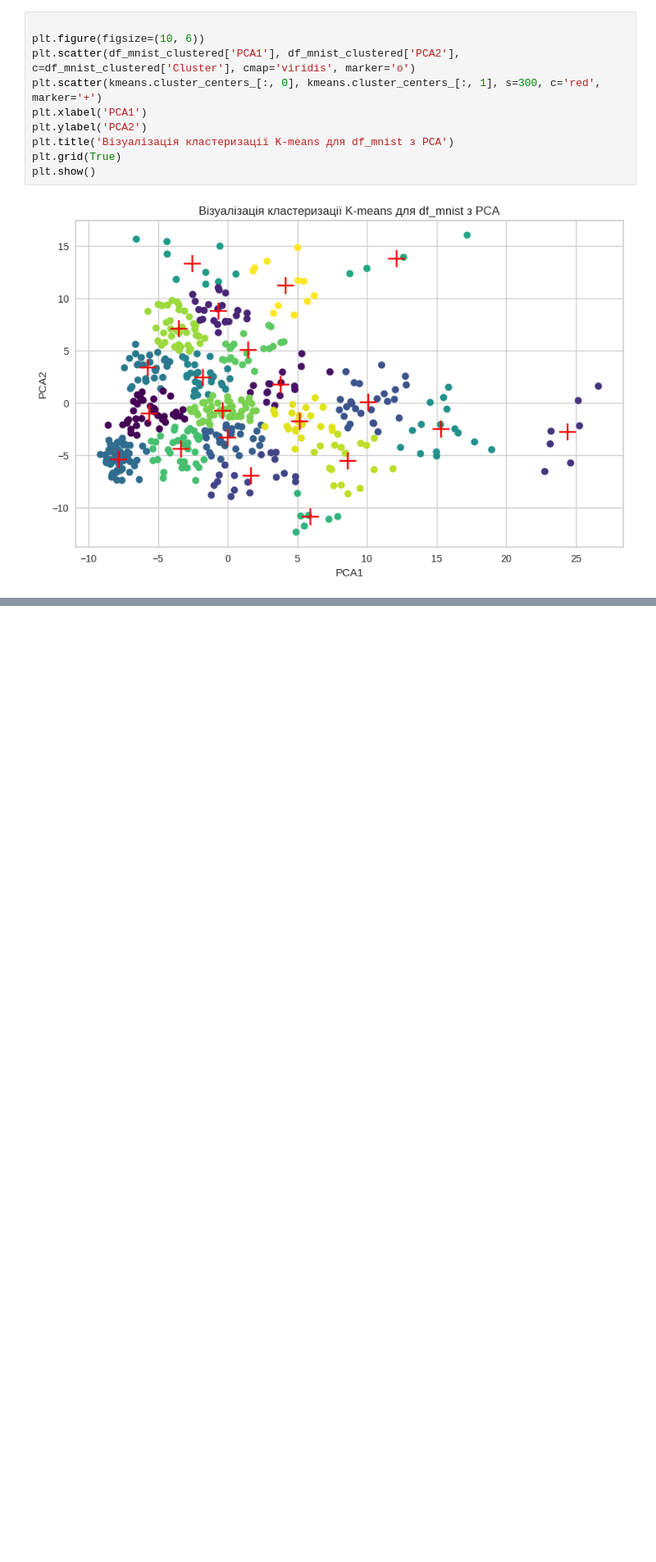
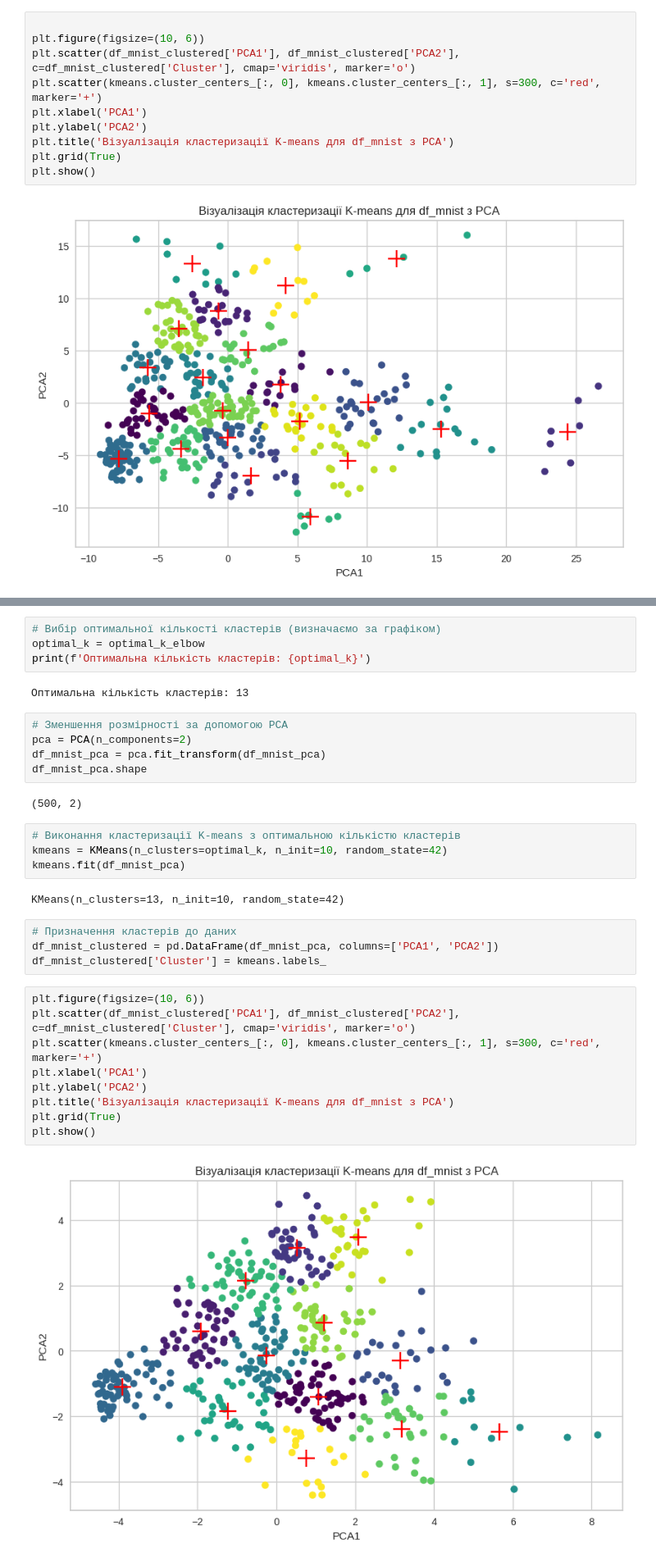
Before and after one commit to rusetskiy1974/Data-Sciens, a Jupyter notebook: modul6/HW6.ipynb, the cells around one changed output, grey strips where cells are left out. Shown: that part at 82% size. Drawn from its saved outputs; the diff is of its cells as text; blank space fills up the shorter version.

```diff
--- a/modul6/HW6.ipynb
+++ b/modul6/HW6.ipynb
@@ -360,0 +434,34 @@ plt.show()
+# %%
+# Вибір оптимальної кількості кластерів (визначаємо за графіком)
+optimal_k = optimal_k_elbow
+print(f'Оптимальна кількість кластерів: {optimal_k}')
+# %% [output]
+Оптимальна кількість кластерів: 13
+# %%
+# Зменшення розмірності за допомогою PCA
+pca = PCA(n_components=2)
+df_mnist_pca = pca.fit_transform(df_mnist_pca)
+df_mnist_pca.shape
+# %% [output]
+(500, 2)
+# %%
+# Виконання кластеризації K-means з оптимальною кількістю кластерів
+kmeans = KMeans(n_clusters=optimal_k, n_init=10, random_state=42)
+kmeans.fit(df_mnist_pca)
+# %% [output]
+KMeans(n_clusters=13, n_init=10, random_state=42)
+# %%
+# Призначення кластерів до даних
+df_mnist_clustered = pd.DataFrame(df_mnist_pca, columns=['PCA1', 'PCA2'])
+df_mnist_clustered['Cluster'] = kmeans.labels_
+# %%
+plt.figure(figsize=(10, 6))
+plt.scatter(df_mnist_clustered['PCA1'], df_mnist_clustered['PCA2'], c=df_mnist_clustered['Cluster'], cmap='viridis', marker='o')
+plt.scatter(kmeans.cluster_centers_[:, 0], kmeans.cluster_centers_[:, 1], s=300, c='red', marker='+')
+plt.xlabel('PCA1')
+plt.ylabel('PCA2')
+plt.title('Візуалізація кластеризації K-means для df_mnist з PCA')
+plt.grid(True)
+plt.show()
+# %% [output]
+[figure, added]
```
Also changed, not shown: parts of 11 cells of this notebook.
